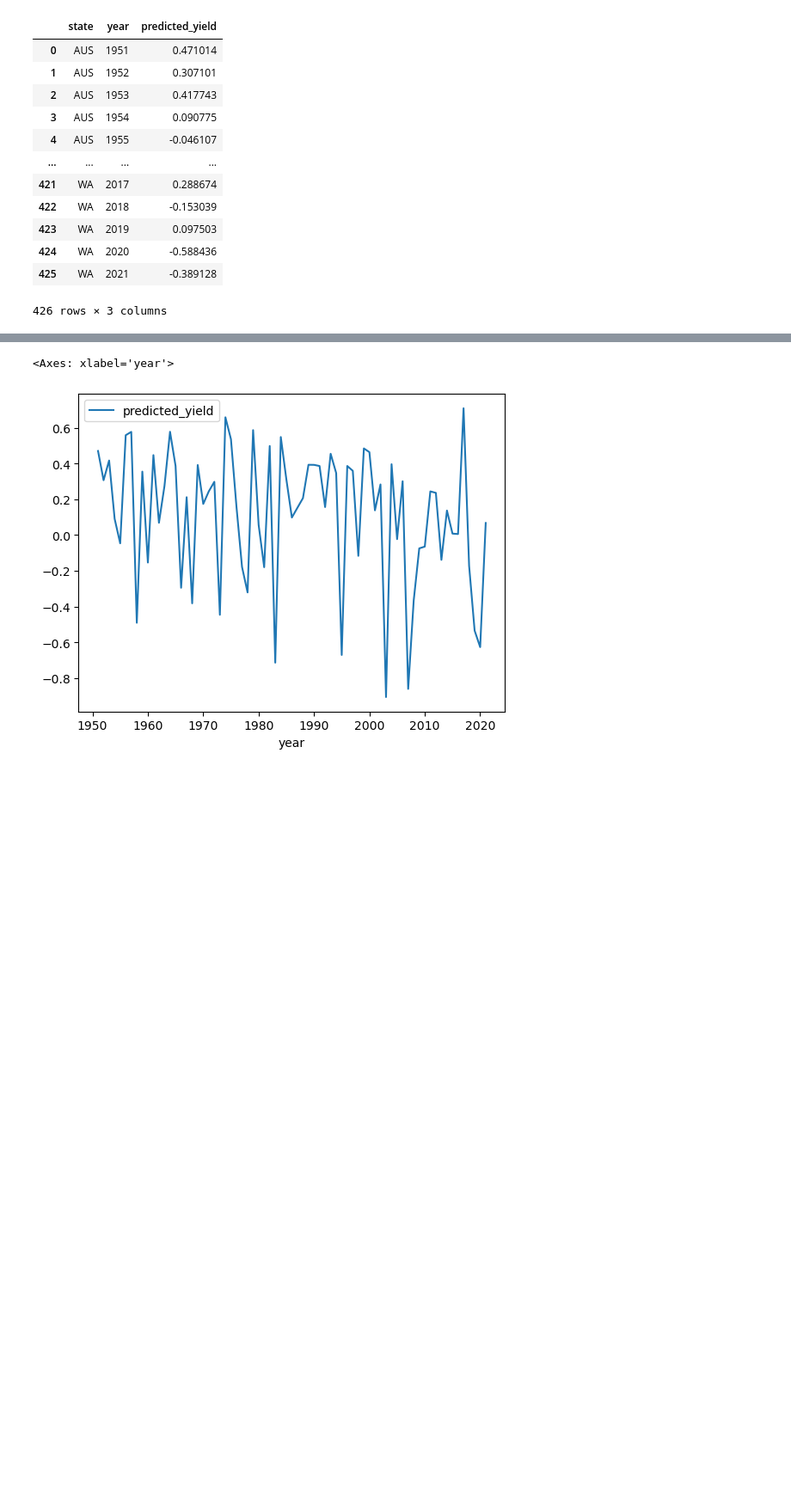
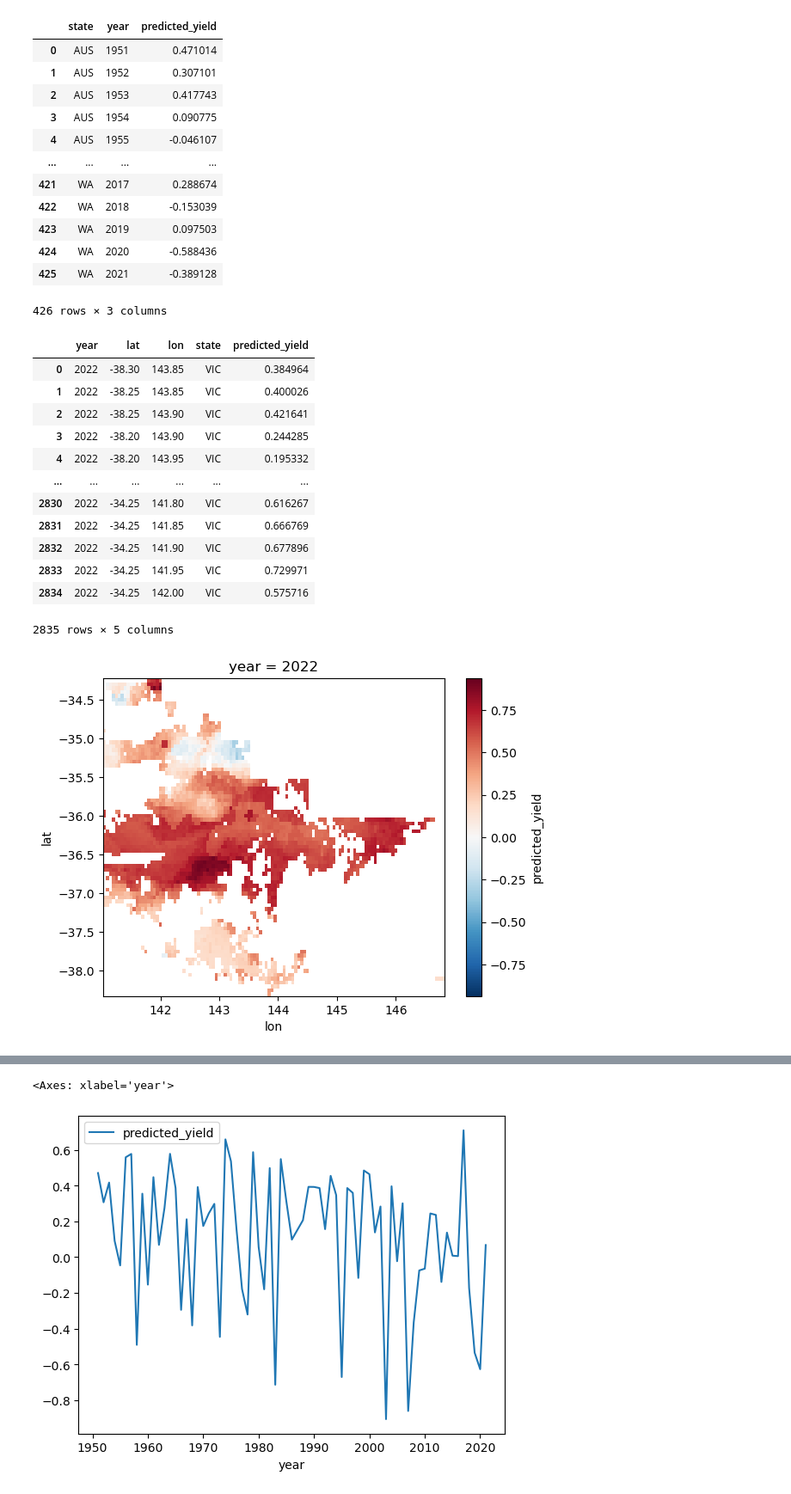
Before and after one commit to MattGrant1998/aus_wheat_yield, a Jupyter notebook: yield_predictions/test.ipynb, the cells around one changed output, grey strips where cells are left out. Shown at 86% size. Drawn from its saved outputs; the diff is of its cells as text; code cells hidden in the pictures; blank space fills up the shorter version.

Commit message:
updating scripts for yield predictions

```diff
--- a/yield_predictions/test.ipynb
+++ b/yield_predictions/test.ipynb
@@ -19,3 +19,29 @@ df
 | 424 | WA | 2020 | -0.588436 |
 | 425 | WA | 2021 | -0.389128 |
 426 rows × 3 columns
+# %%
+path = '/g/data/w97/mg5624/ABS_project/yield_model_analytics/modelled_yield/past_yield/'
+file = 'VIC_modelled_yield_2022-2025.csv'
+import pandas as pd
+df = pd.read_csv(path + file)
+df_2022 = df[df['year'] == 2022]
+df_2023 = df[df['year'] == 2023]
+
+da_2022 = df_2022[['year', 'lat', 'lon', 'predicted_yield']].set_index(['year', 'lat', 'lon']).to_xarray()
+da_2022['predicted_yield'].plot()
+df_2022
+# %% [output]
+|  | year | lat | lon | state | predicted_yield |
+| 0 | 2022 | -38.30 | 143.85 | VIC | 0.384964 |
+| 1 | 2022 | -38.25 | 143.85 | VIC | 0.400026 |
+| 2 | 2022 | -38.25 | 143.90 | VIC | 0.421641 |
+| 3 | 2022 | -38.20 | 143.90 | VIC | 0.244285 |
+| 4 | 2022 | -38.20 | 143.95 | VIC | 0.195332 |
+| ... | ... | ... | ... | ... | ... |
+| 2830 | 2022 | -34.25 | 141.80 | VIC | 0.616267 |
+| 2831 | 2022 | -34.25 | 141.85 | VIC | 0.666769 |
+| 2832 | 2022 | -34.25 | 141.90 | VIC | 0.677896 |
+| 2833 | 2022 | -34.25 | 141.95 | VIC | 0.729971 |
+| 2834 | 2022 | -34.25 | 142.00 | VIC | 0.575716 |
+2835 rows × 5 columns
+[figure, added]
```
Also changed, not shown: parts of 2 cells of this notebook, 5 other files.
